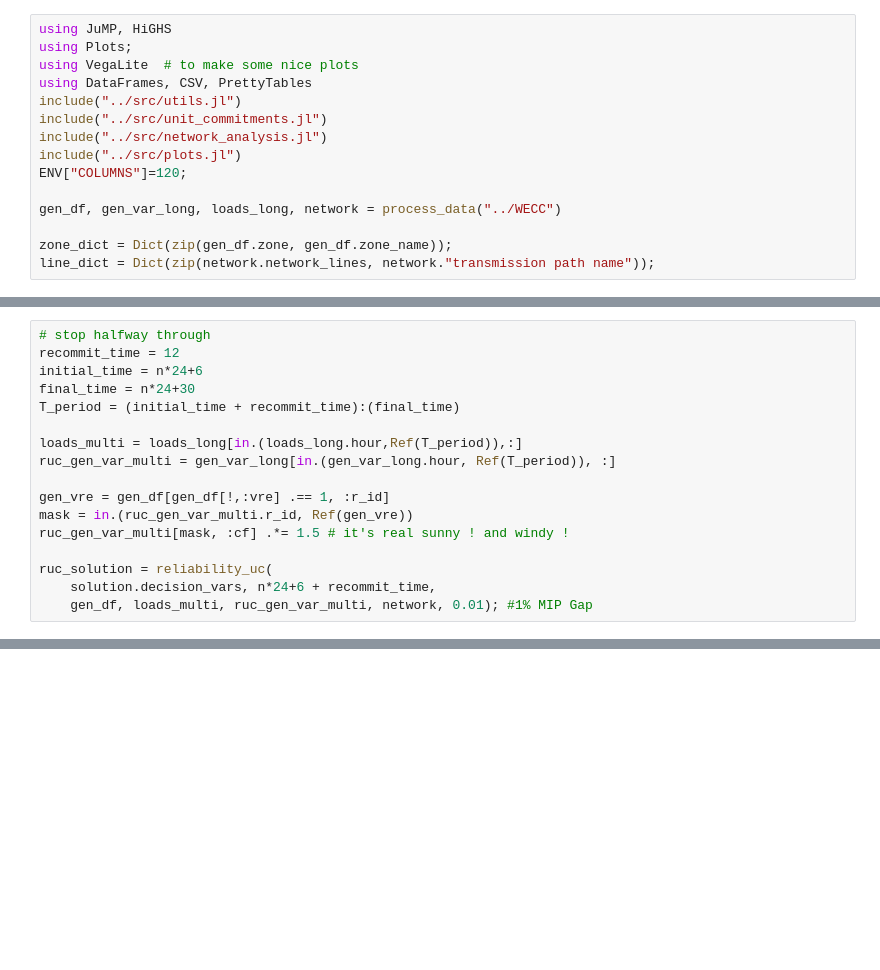
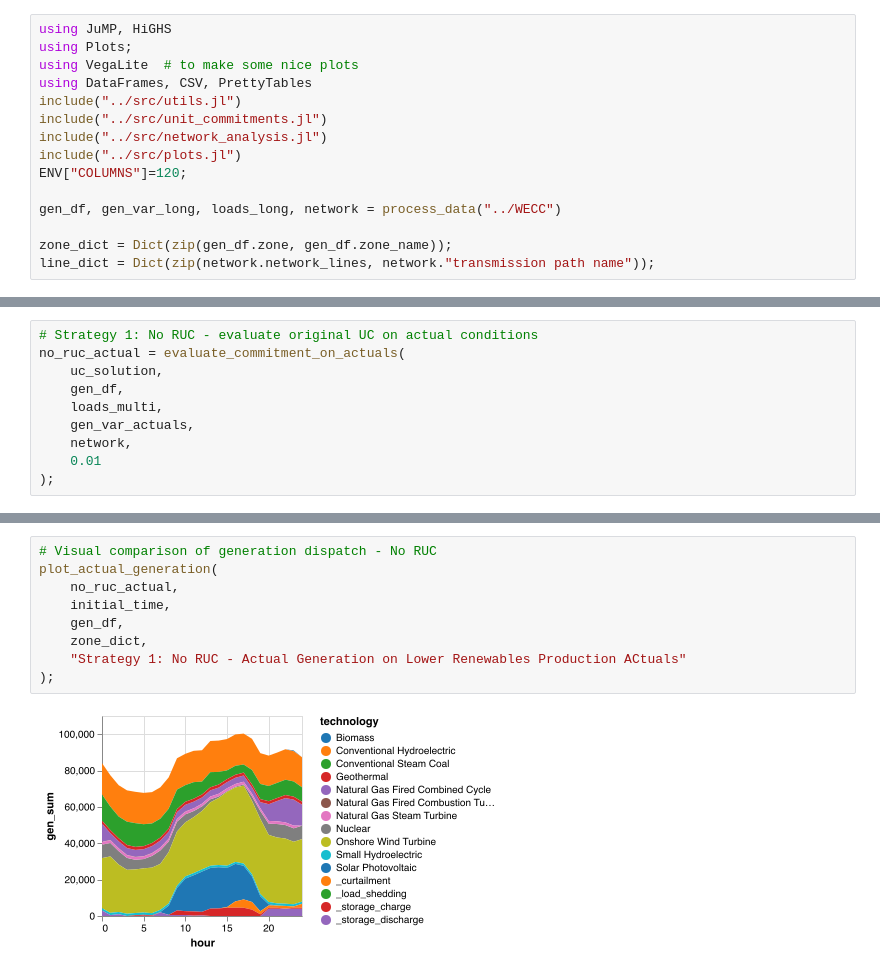
Before and after one commit to ek9321/intraday-commitments, a Jupyter notebook: experiment_notebooks/high_variability.ipynb, the cells around one changed output, grey strips where cells are left out. Drawn from its saved outputs; the diff is of its cells as text; blank space fills up the shorter version.

```diff
--- a/experiment_notebooks/high_variability.ipynb
+++ b/experiment_notebooks/high_variability.ipynb
@@ -360,17 +62,10 @@ LoadError: ArgumentError: column name :var_cost not found in the data frame
-# %%
-# stop halfway through
-recommit_time = 12
-initial_time = n*24+6
-final_time = n*24+30
-T_period = (initial_time + recommit_time):(final_time)
-
-loads_multi = loads_long[in.(loads_long.hour,Ref(T_period)),:]
-ruc_gen_var_multi = gen_var_long[in.(gen_var_long.hour, Ref(T_period)), :]
-
-gen_vre = gen_df[gen_df[!,:vre] .== 1, :r_id]
-mask = in.(ruc_gen_var_multi.r_id, Ref(gen_vre))
-ruc_gen_var_multi[mask, :cf] .*= 1.5 # it's real sunny ! and windy !
-
-ruc_solution = reliability_uc(
-    solution.decision_vars, n*24+6 + recommit_time,
-    gen_df, loads_multi, ruc_gen_var_multi, network, 0.01); #1% MIP Gap
+# %%
+# Strategy 1: No RUC - evaluate original UC on actual conditions
+no_ruc_actual = evaluate_commitment_on_actuals(
+    uc_solution,
+    gen_df,
+    loads_multi,
+    gen_var_actuals,
+    network,
+    0.01
+);
@@ -376,0 +234,11 @@ ruc_solution = reliability_uc(
+# %%
+# Visual comparison of generation dispatch - No RUC
+plot_actual_generation(
+    no_ruc_actual,
+    initial_time,
+    gen_df,
+    zone_dict,
+    "Strategy 1: No RUC - Actual Generation on Lower Renewables Production ACtuals"
+);
+# %% [output]
+[figure, added]
```
Also changed, not shown: parts of 26 cells of this notebook, 18 other files.
